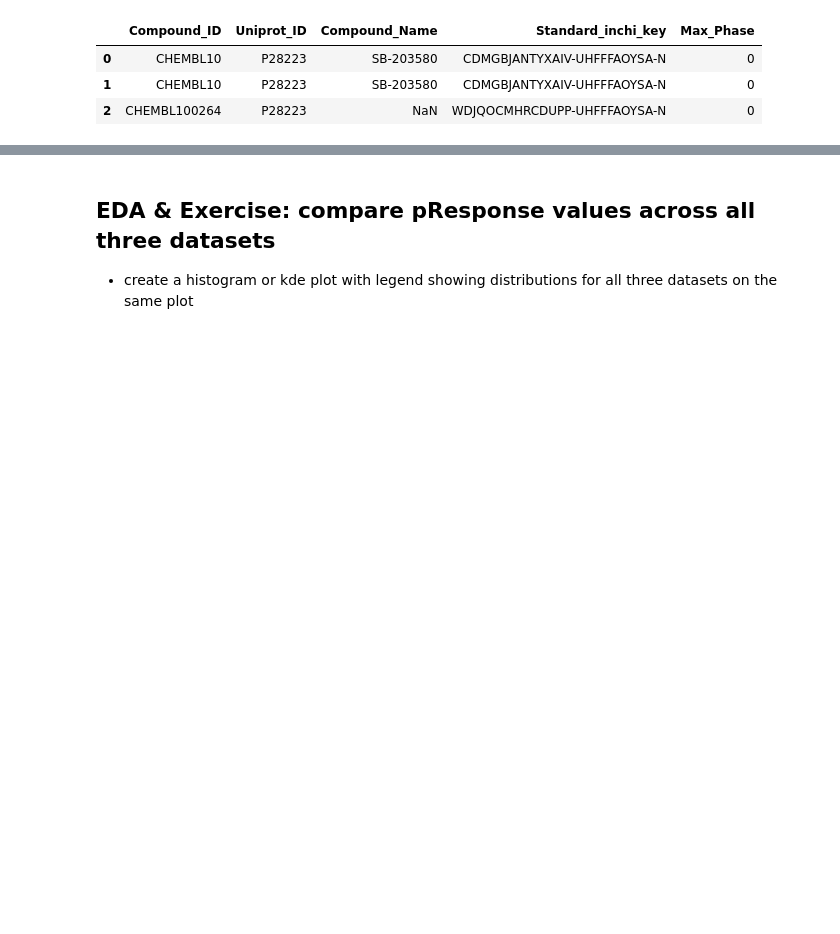
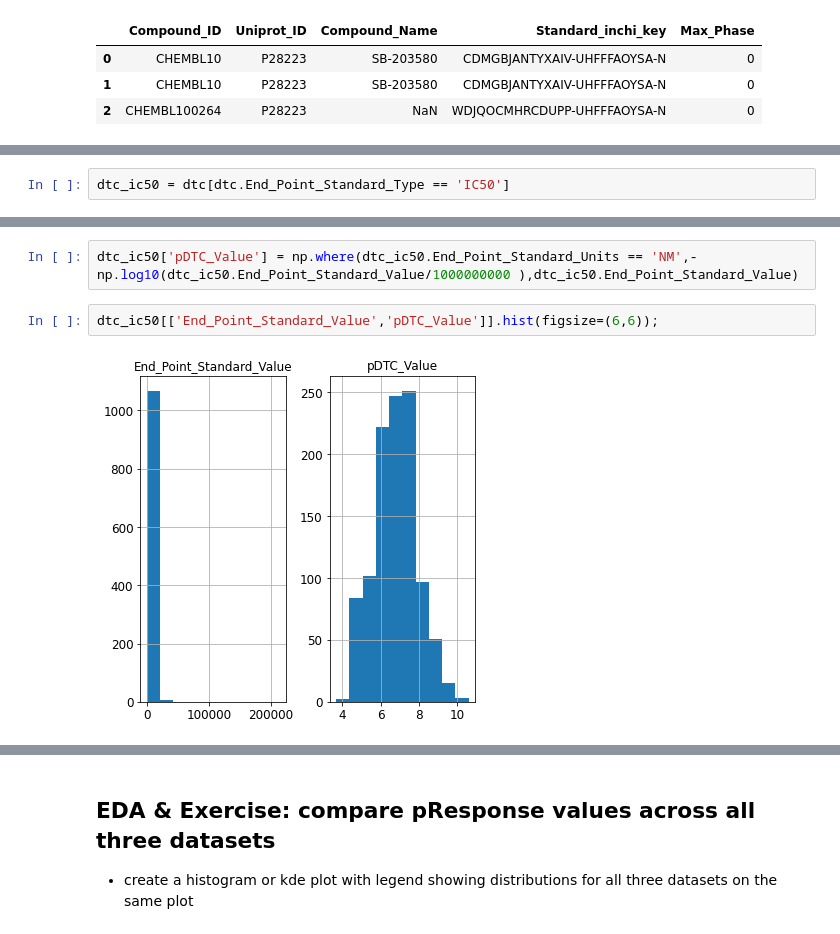
Before and after one commit to ranpei97/E4511-2021-Pei, a Jupyter notebook: HTR2A_EDA_students.ipynb, the cells around one changed output, grey strips where cells are left out. Cells and saved outputs as stored; diff of their text form; blank space fills up the shorter version.

```diff
--- a/HTR2A_EDA_students.ipynb
+++ b/HTR2A_EDA_students.ipynb
@@ -308,0 +371,2 @@ dtc.iloc[0:3, 0:5]
+# %%
+dtc_ic50 = dtc[dtc.End_Point_Standard_Type == 'IC50']
@@ -308,0 +386,6 @@ dtc.iloc[0:3, 0:5]
+# %%
+dtc_ic50['pDTC_Value'] = np.where(dtc_ic50.End_Point_Standard_Units == 'NM',-np.log10(dtc_ic50.End_Point_Standard_Value/1000000000 ),dtc_ic50.End_Point_Standard_Value)
+# %%
+dtc_ic50[['End_Point_Standard_Value','pDTC_Value']].hist(figsize=(6,6));
+# %% [output]
+[figure, added]
```
Also changed, not shown: parts of 42 cells of this notebook.
